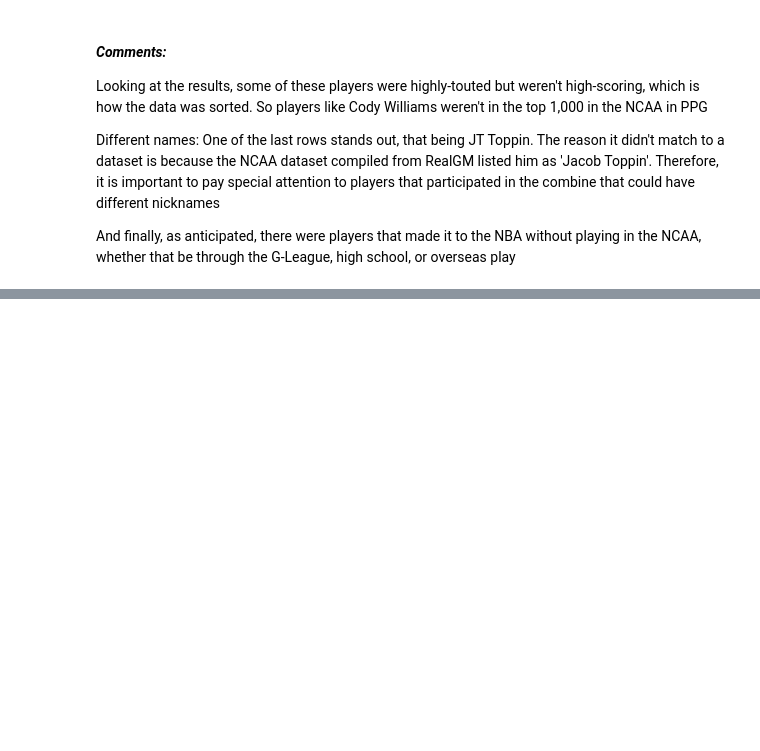
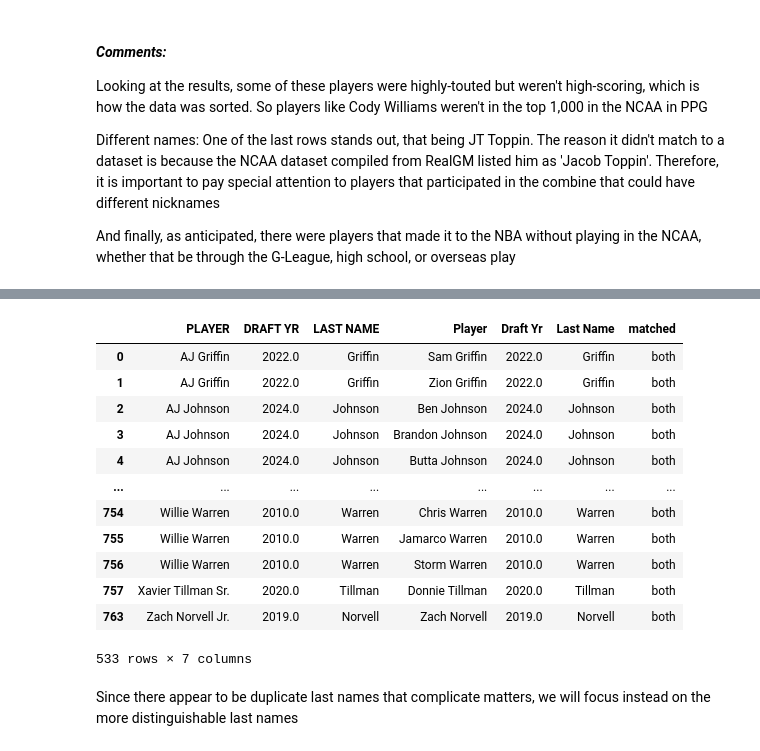
Before and after one commit to jkenzak/nbadraft, a Jupyter notebook: notebooks/02_data_cleaning.ipynb, the cells around one changed output, grey strips where cells are left out. Saved outputs shown, nothing was run; the diff lists cells and outputs as text; code cells hidden in the pictures; blank space fills up the shorter version.

```diff
--- a/notebooks/02_data_cleaning.ipynb
+++ b/notebooks/02_data_cleaning.ipynb
@@ -40,0 +53,6 @@ And finally, as anticipated, there were players that made it to the NBA without
+# %%
+combine_nomatches = merge_test.query("matched=='left_only'")[['PLAYER', 'DRAFT YR']]
+combine_nomatches['LAST NAME'] = combine_nomatches['PLAYER'].str.split(expand=True)[1]
+ncaa_nomatches = merge_test.query("matched=='right_only'")[['Player', 'Draft Yr']]
+ncaa_nomatches['Last Name'] = ncaa_nomatches['Player'].str.split(expand=True)[1]
+ncaa_nomatches
@@ -40,0 +73,21 @@ And finally, as anticipated, there were players that made it to the NBA without
+# %%
+mismatch = pd.merge(combine_nomatches, ncaa_nomatches, how="left",
+                   left_on=['LAST NAME', 'DRAFT YR'], right_on=['Last Name', 'Draft Yr'],
+                   indicator = 'matched')
+mismatch.query("matched == 'both'")
+# %% [output]
+|  | PLAYER | DRAFT YR | LAST NAME | Player | Draft Yr | Last Name | matched |
+| 0 | AJ Griffin | 2022.0 | Griffin | Sam Griffin | 2022.0 | Griffin | both |
+| 1 | AJ Griffin | 2022.0 | Griffin | Zion Griffin | 2022.0 | Griffin | both |
+| 2 | AJ Johnson | 2024.0 | Johnson | Ben Johnson | 2024.0 | Johnson | both |
+| 3 | AJ Johnson | 2024.0 | Johnson | Brandon Johnson | 2024.0 | Johnson | both |
+| 4 | AJ Johnson | 2024.0 | Johnson | Butta Johnson | 2024.0 | Johnson | both |
+| ... | ... | ... | ... | ... | ... | ... | ... |
+| 754 | Willie Warren | 2010.0 | Warren | Chris Warren | 2010.0 | Warren | both |
+| 755 | Willie Warren | 2010.0 | Warren | Jamarco Warren | 2010.0 | Warren | both |
+| 756 | Willie Warren | 2010.0 | Warren | Storm Warren | 2010.0 | Warren | both |
+| 757 | Xavier Tillman Sr. | 2020.0 | Tillman | Donnie Tillman | 2020.0 | Tillman | both |
+| 763 | Zach Norvell Jr. | 2019.0 | Norvell | Zach Norvell | 2019.0 | Norvell | both |
+533 rows × 7 columns
+# %% [markdown]
+Since there appear to be duplicate last names that complicate matters, we will focus instead on the more distinguishable last names
```
Also changed, not shown: parts of 17 cells of this notebook, 3 other files.
